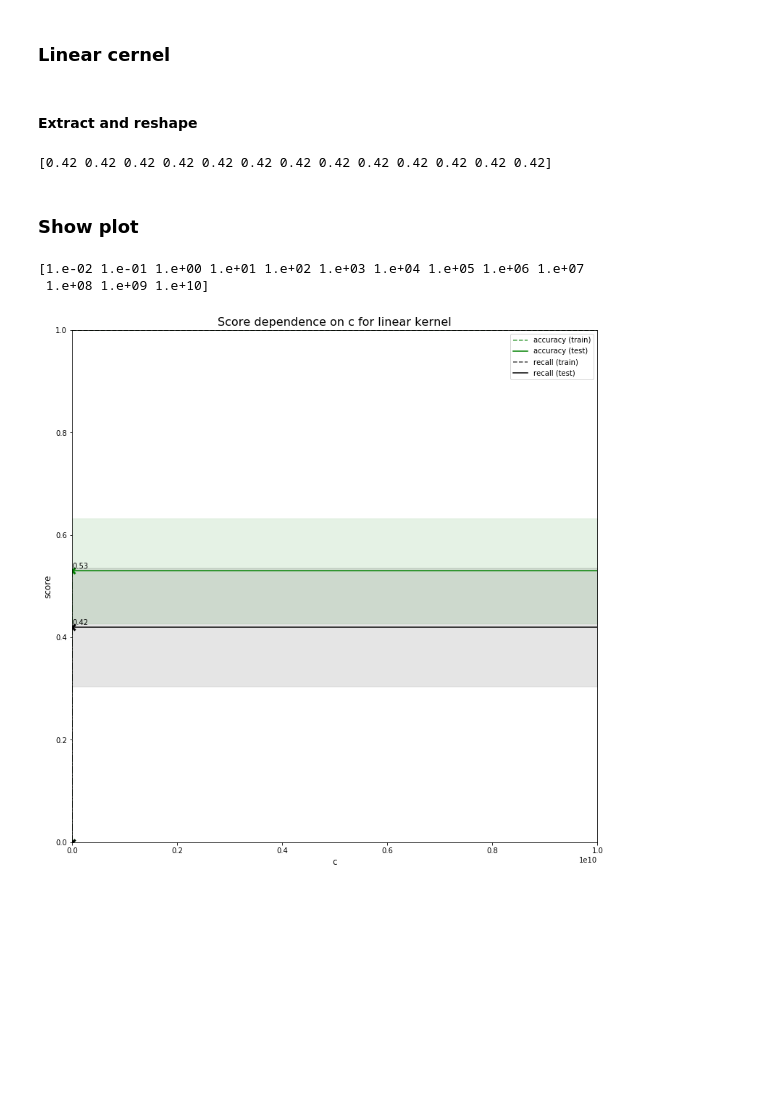
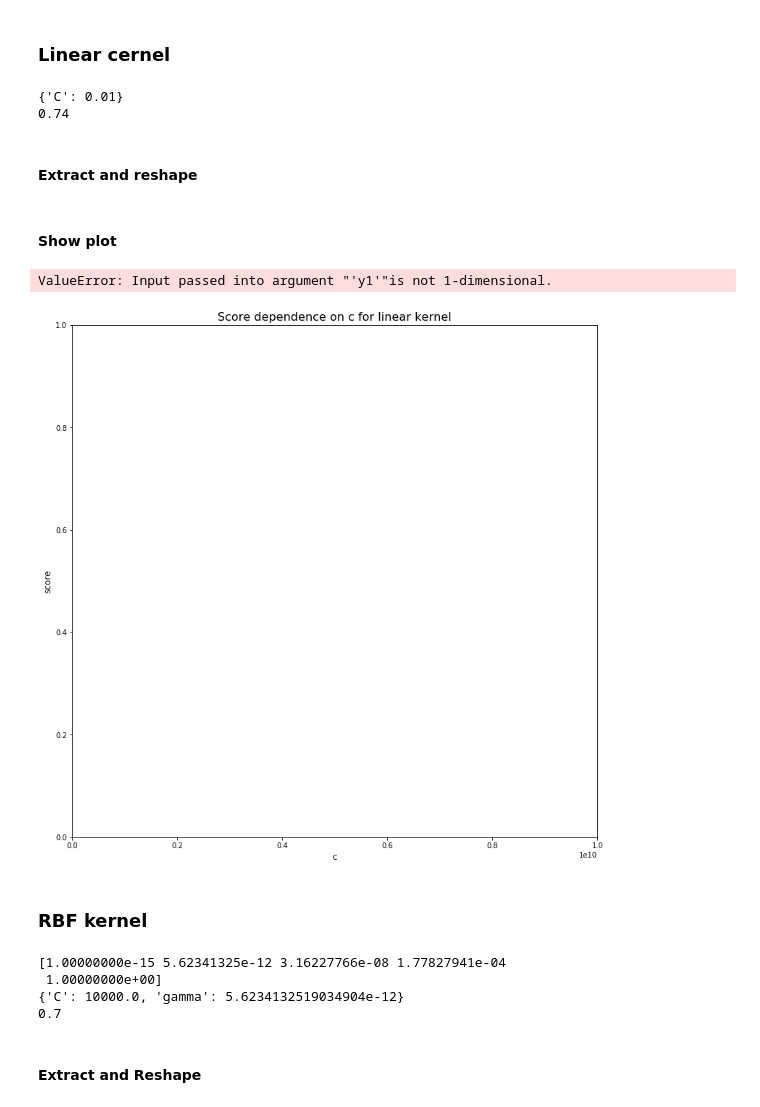
Before and after one commit to yordwynn/ElementaryPose, a Jupyter notebook: notebooks/SVM.ipynb, the cells around one changed output. Saved outputs shown, nothing was run; the diff lists cells and outputs as text; code cells hidden in the pictures; blank space fills up the shorter version.

```diff
--- a/notebooks/SVM.ipynb
+++ b/notebooks/SVM.ipynb
@@ -56,10 +56,11 @@ from sklearn.metrics import recall_score
 from sklearn.model_selection import StratifiedShuffleSplit
 
 
-c = np.logspace(-2, 10, 5)
+#c = np.logspace(-2, 10, 5)
+c = np.arange(0.01,0.05,0.01)
 c_count = len(c)
 
-classifier = SVC(gamma="auto")
+classifier = SVC(kernel="linear")
 param_grid = {"C": c}
 scoring = {"accuracy": make_scorer(accuracy_score),
            "recall": make_scorer(recall_score)}
@@ -75,6 +76,9 @@ best_score = gs.best_score_
 
 print(best_params)
 print(best_score)
+# %% [output]
+{'C': 0.01}
+0.74
 # %% [markdown]
 #### Extract and reshape
 # %%
@@ -91,10 +95,8 @@ for score in scoring:
 for key in keys:
     res = results[key]
     prep_result[key] = res
-# %% [output]
-[0.42 0.42 0.42 0.42 0.42 0.42 0.42 0.42 0.42 0.42 0.42 0.42 0.42]
 # %% [markdown]
-### Show plot
+#### Show plot
 # %%
 plt.figure(figsize=(13, 13))
 plt.title("Score dependence on c for linear kernel",
@@ -104,42 +106,73 @@ plt.xlabel("c", fontsize=12)
 plt.ylabel("score", fontsize=12)
 
 ax = plt.gca()
-ax.set_xlim(1, 1.e+10)
+ax.set_xlim(1, c.max())
 ax.set_ylim(0, 1)
 
 # Get the regular numpy array from the MaskedArray
 X_axis = np.array(c, dtype=float)
-print(X_axis)
 
 
 for scorer, color in zip(sorted(scoring), ['g', 'k', 'b']):
     for sample, style in (('train', '--'), ('test', '-')):
         sample_score_mean = prep_result['mean_%s_%s' % (sample, scorer)]
         sample_score_std = prep_result['std_%s_%s' % (sample, scorer)]
         ax.fill_between(X_axis, sample_score_mean - sample_score_std,
                         sample_score_mean + sample_score_std,
                         alpha=0.1 if sample == 'test' else 0, color=color)
         ax.plot(X_axis, sample_score_mean, style, color=color,
                 alpha=1 if sample == 'test' else 0.7,
                 label="%s (%s)" % (scorer, sample))
 
     rank_test = prep_result['rank_test_%s' % scorer]
     best_rank = rank_test.min()
     best_index = np.nonzero(rank_test == best_rank)[0][0]
     best_score = prep_result['mean_test_%s' % scorer][best_index]
 
     # Plot a dotted vertical line at the best score for that scorer marked by x
     ax.plot([X_axis[best_index], ] * 2, [0, best_score],
         linestyle='-.', color=color, marker='x', markeredgewidth=3, ms=8)
 
     # Annotate the best score for that scorer
     ax.annotate("%0.2f" % best_score,
             (X_axis[best_index], best_score + 0.005))
 
 plt.legend(loc="best")
 plt.grid(False)
 plt.show()
 # %% [output]
-[1.e-02 1.e-01 1.e+00 1.e+01 1.e+02 1.e+03 1.e+04 1.e+05 1.e+06 1.e+07
- 1.e+08 1.e+09 1.e+10]
+ValueError: Input passed into argument "'y1'"is not 1-dimensional.
-[figure, old version]
+[figure, new version]
+# %% [markdown]
+### RBF kernel
+# %%
+c = np.logspace(-2, 10, 5)
+c_count = len(c)
+
+gamma = np.logspace(-15, 1, 5)
+#gamma = ["auto", "scale"]
+gamma_count = len(gamma)
+
+classifier = SVC(kernel="rbf")
+param_grid = {"C": c, "gamma": gamma}
+scoring = {"accuracy": make_scorer(accuracy_score),
+           "recall": make_scorer(recall_score)}
+cv = StratifiedShuffleSplit(n_splits=5, test_size=0.2)
+
+gs = GridSearchCV(classifier, param_grid=param_grid, scoring=scoring,
+                  cv=cv, refit='accuracy', return_train_score=True, iid=False)
+gs.fit(x_data[257:357], y_data[257:357])
+
+results = gs.cv_results_
+best_params = gs.best_params_
+best_score = gs.best_score_
+
+print(best_params)
+print(best_score)
+# %% [output]
+[1.00000000e-15 5.62341325e-12 3.16227766e-08 1.77827941e-04
+ 1.00000000e+00]
+{'C': 10000.0, 'gamma': 5.6234132519034904e-12}
+0.7
+# %% [markdown]
+#### Extract and Reshape
```
Also changed, not shown: parts of 19 cells of this notebook, 1 other file.
